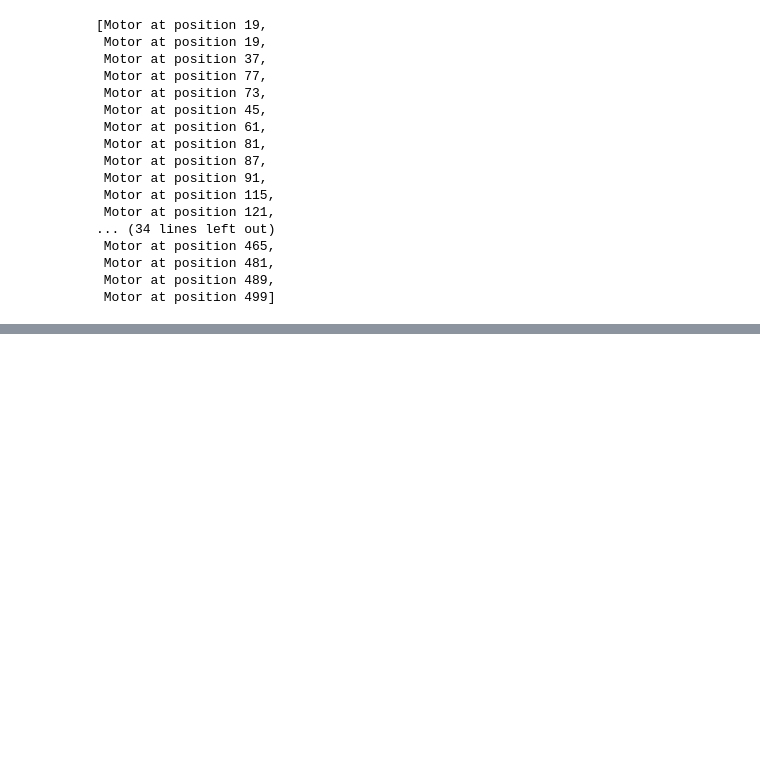
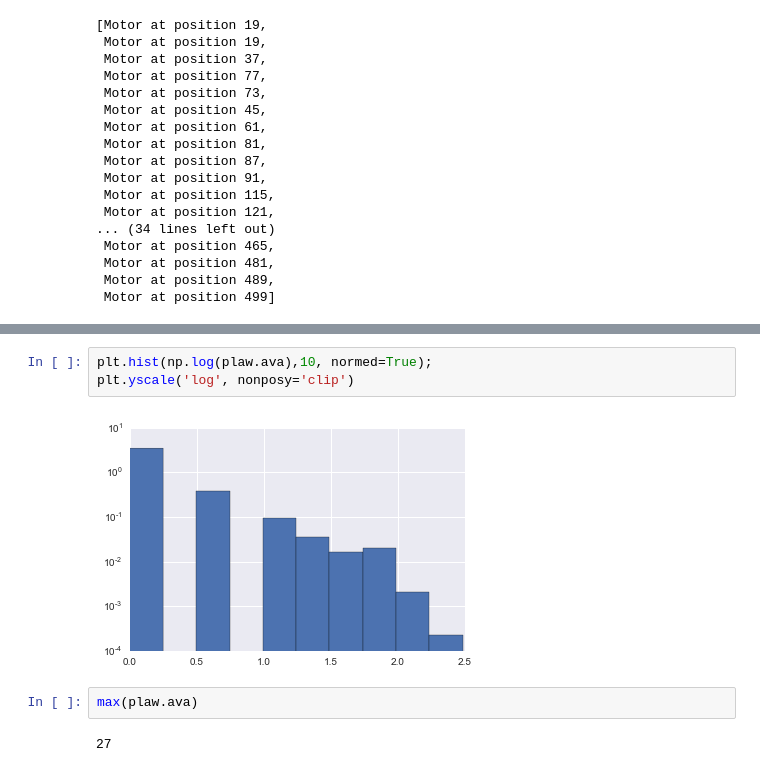
Before and after one commit to nathendel/marshall-lab, a Jupyter notebook: agent-based-ift.ipynb, the cells around one changed output, grey strips where cells are left out. Cells and saved outputs as stored; diff of their text form; blank space fills up the shorter version.

```diff
--- a/agent-based-ift.ipynb
+++ b/agent-based-ift.ipynb
@@ -896,0 +1052,9 @@ hi.motors
+# %%
+plt.hist(np.log(plaw.ava),10, normed=True);
+plt.yscale('log', nonposy='clip')
+# %% [output]
+[figure, added]
+# %%
+max(plaw.ava)
+# %% [output]
+27
```
Also changed, not shown: parts of 11 cells of this notebook.
